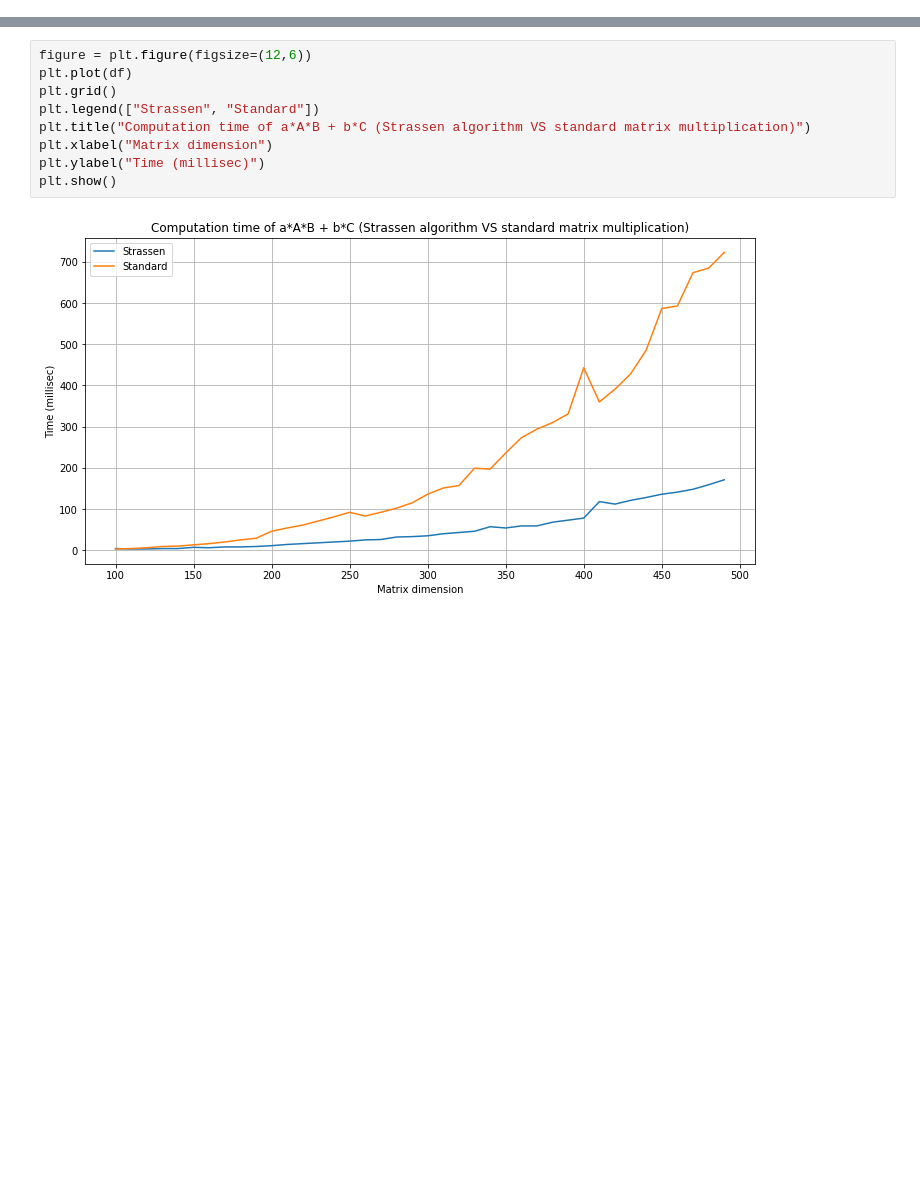
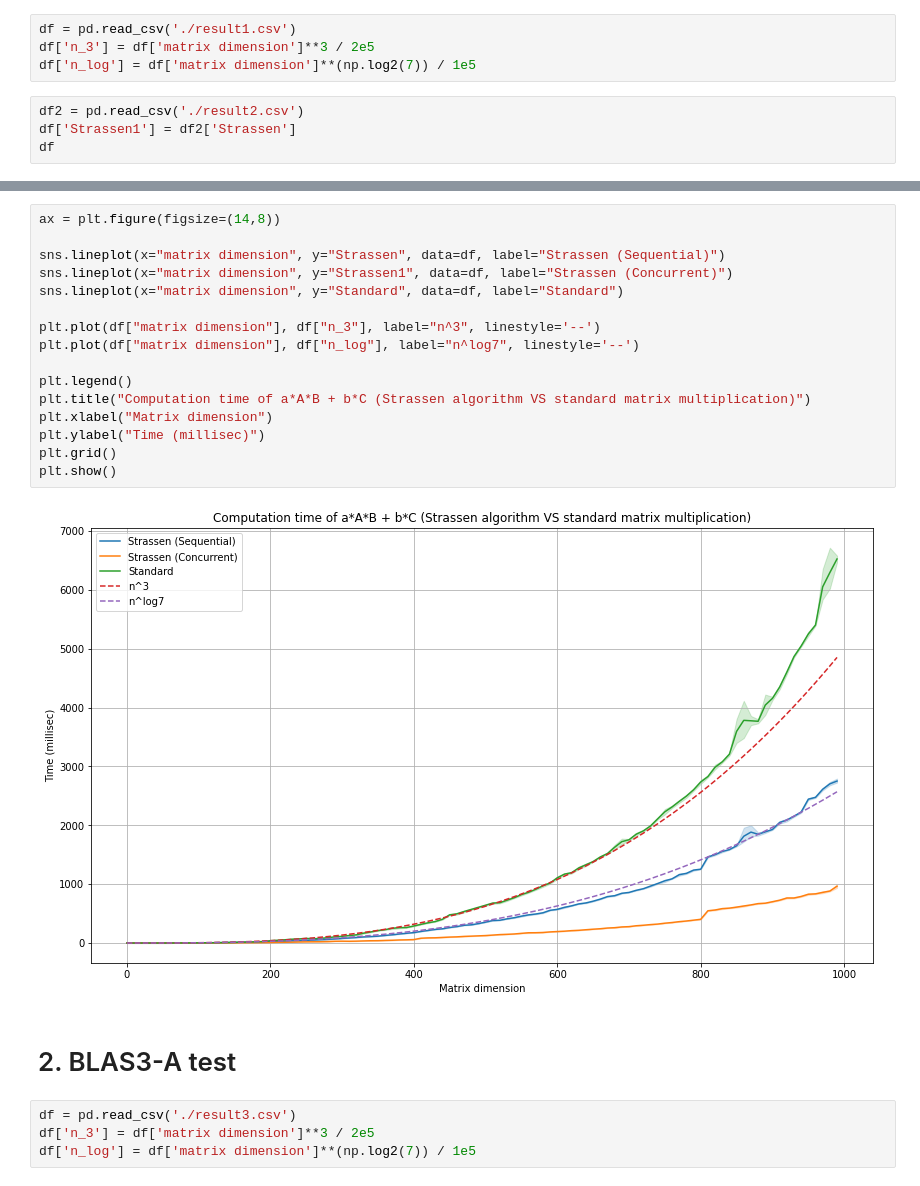
Before and after one commit to JunmingZhao42/FMM-Strassen-Algorithm, a Jupyter notebook: plot.ipynb, the cells around one changed output, grey strips where cells are left out. Saved outputs shown, nothing was run; the diff lists cells and outputs as text; blank space fills up the shorter version.

Commit message:
test data

```diff
--- a/plot.ipynb
+++ b/plot.ipynb
@@ -6,0 +8,8 @@ df.set_index('matrix dimension', inplace=True)
+# %%
+df = pd.read_csv('./result1.csv')
+df['n_3'] = df['matrix dimension']**3 / 2e5
+df['n_log'] = df['matrix dimension']**(np.log2(7)) / 1e5
+# %%
+df2 = pd.read_csv('./result2.csv')
+df['Strassen1'] = df2['Strassen']
+df
@@ -7,11 +30,24 @@ df.set_index('matrix dimension', inplace=True)
 # %%
-figure = plt.figure(figsize=(12,6))
-plt.plot(df)
-plt.grid()
-plt.legend(["Strassen", "Standard"])
+ax = plt.figure(figsize=(14,8))
+
+sns.lineplot(x="matrix dimension", y="Strassen", data=df, label="Strassen (Sequential)")
+sns.lineplot(x="matrix dimension", y="Strassen1", data=df, label="Strassen (Concurrent)")
+sns.lineplot(x="matrix dimension", y="Standard", data=df, label="Standard")
+
+plt.plot(df["matrix dimension"], df["n_3"], label="n^3", linestyle='--')
+plt.plot(df["matrix dimension"], df["n_log"], label="n^log7", linestyle='--')
+
+plt.legend()
 plt.title("Computation time of a*A*B + b*C (Strassen algorithm VS standard matrix multiplication)")
 plt.xlabel("Matrix dimension")
 plt.ylabel("Time (millisec)")
+plt.grid()
 plt.show()
 # %% [output]
-[figure, old version]
+[figure, new version]
+# %% [markdown]
+# 2. BLAS3-A test
+# %%
+df = pd.read_csv('./result3.csv')
+df['n_3'] = df['matrix dimension']**3 / 2e5
+df['n_log'] = df['matrix dimension']**(np.log2(7)) / 1e5
```
Also changed, not shown: parts of 6 cells of this notebook, 8 other files.
